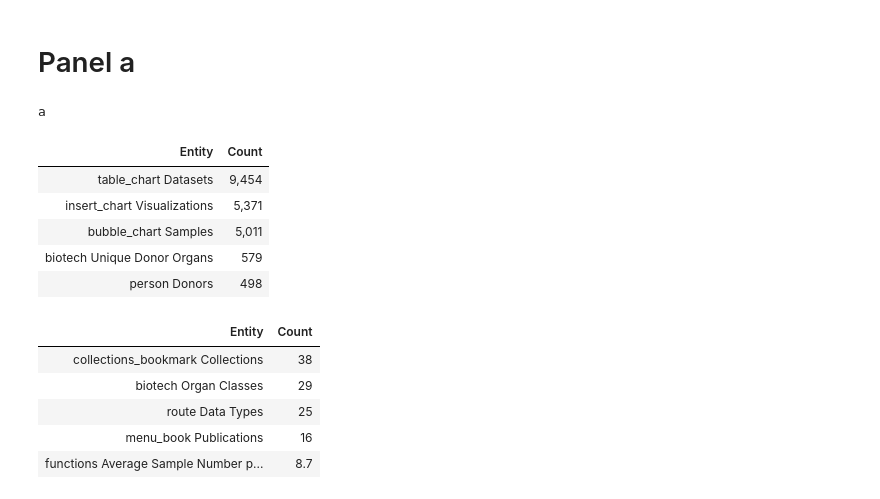
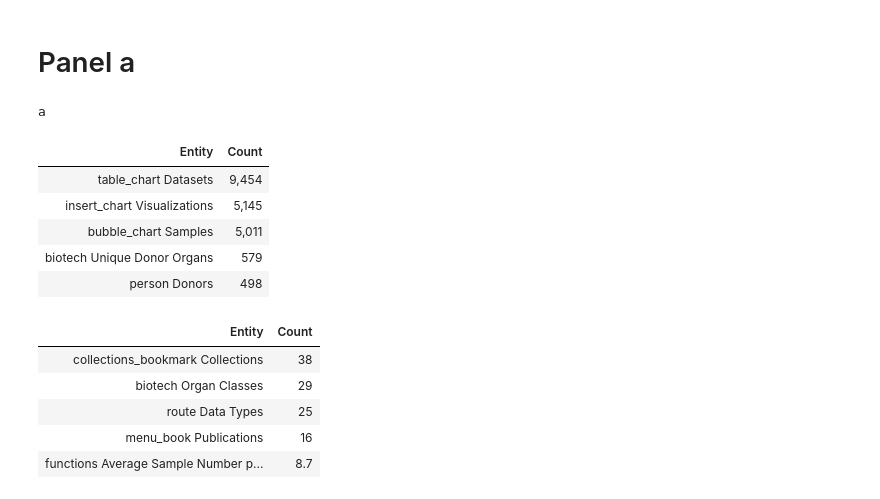
Before and after one commit to hubmapconsortium/portal-ui, a Jupyter notebook: context/app/static/assets/svg/figure/viz_executed.ipynb, the cells around one changed output. Drawn from its saved outputs; the diff is of its cells as text; code cells hidden in the pictures.

```diff
--- a/context/app/static/assets/svg/figure/viz_executed.ipynb
+++ b/context/app/static/assets/svg/figure/viz_executed.ipynb
@@ -436,11 +442,7 @@ hits = json.loads(
             "size": 0,
             "query": {
                 "bool": {
-                    "must_not": {
-                        "terms": {
-                            "mapped_status.keyword": ["Invalid", "Error", "New", "Processing", "Submitted"]
-                        }
-                    },
+                    "must_not": COUNT_MUST_NOT,
                     "must": {
                         "bool": {
                             "must": [
@@ -554,11 +556,7 @@ hits = json.loads(
             "size": 0,
             "query": {
                 "bool": {
-                    "must_not": {
-                        "terms": {
-                            "mapped_status.keyword": ["Invalid", "Error", "New", "Processing", "Submitted"]
-                        }
-                    },
+                    "must_not": COUNT_MUST_NOT,
                     "must": {
                         "bool": {
                             "must": [
@@ -817,12 +815,8 @@ hits = json.loads(
             "size": 0,
             "query": {
                 "bool": {
-                    # Exclude invalid/new datasets from count
-                    "must_not": {
-                        "terms": {
-                            "mapped_status.keyword": ["Invalid", "Error", "New", "Processing", "Submitted"]
-                        }
-                    },
+                    # Mirror the portal's count logic (see COUNT_MUST_NOT).
+                    "must_not": COUNT_MUST_NOT,
                     "must": {
                         "bool": {
                             "must": [
@@ -946,18 +940,8 @@ hits = json.loads(
     "size": 0,
     "query": {
         "bool": {
-            # Match the home page entity counts: exclude invalid/new statuses, and also
-            # exclude superseded revisions (next_revision_uuid) and sub-status (e.g. retracted)
-            # entities, which the portal applies via addRestrictionsToQuery.
-            "must_not": [
-                {
-                    "terms": {
-                        "mapped_status.keyword": ["Invalid", "Error", "New", "Processing", "Submitted"]
-                    }
-                },
-                {"exists": {"field": "next_revision_uuid"}},
-                {"exists": {"field": "sub_status"}},
-            ],
+            # Match the home page entity counts (see COUNT_MUST_NOT).
+            "must_not": COUNT_MUST_NOT,
             "must": {
                 "bool": {
                     "must": [
@@ -1032,12 +1016,8 @@ organHits = json.loads(
             "size": 0,
             "query": {
                 "bool": {
-                    # Exclude invalid/new datasets from count
-                    "must_not": {
-                        "terms": {
-                            "mapped_status.keyword": ["Invalid", "Error", "New", "Processing", "Submitted"]
-                        }
-                    },
+                    # Mirror the portal's count logic (see COUNT_MUST_NOT).
+                    "must_not": COUNT_MUST_NOT,
                     "must": {
                         "bool": {
                             "must": [
@@ -1083,13 +1063,7 @@ vizHits = int(
             "size": 0,
             "query": {
                 "bool": {
-                    "must_not": {
-                        "terms": {
-                            "mapped_status.keyword": [
-                                "Invalid", "Error", "New", "Processing", "Submitted"
-                            ]
-                        }
-                    },
+                    "must_not": COUNT_MUST_NOT,
                     "must": [
                         {"term": {"entity_type.keyword": "Dataset"}},
                         {"term": {"visualization": "true"}},
@@ -1108,13 +1082,7 @@ assayHits = len(
             "size": 0,
             "query": {
                 "bool": {
-                    "must_not": {
-                        "terms": {
-                            "mapped_status.keyword": [
-                                "Invalid", "Error", "New", "Processing", "Submitted"
-                            ]
-                        }
-                    },
+                    "must_not": COUNT_MUST_NOT,
                     "must": [
                         {"term": {"entity_type.keyword": "Dataset"}}
                     ],
@@ -1326,34 +1294,34 @@ def render_entity_summary(hits, organHits=None, vizHits=None, assayHits=None, to
             <tr>
             <th>Entity</th>
             <th style="text-align:right;">Count</th>
             </tr>
         </thead>
         <tbody>
             {''.join(right_rows)}
         </tbody>
         </table>
     </div>
     </div>
     """
 
     try:
         save_dir = Path(SAVE_DIR)
         save_dir.mkdir(parents=True, exist_ok=True)
         (save_dir / "figure_1a.html").write_text(html, encoding="utf-8")
     except Exception as e:
         print("Could not write figure_1a.html:", e)
 
     display(HTML(html))
 
 
 
 render_entity_summary(hits, organHits, vizHits, assayHits,
                       total_donors=total_donors, total_mean=total_mean)
 # %% [output]
 a
 | Entity | Count |
 | table_chart Datasets | 9,454 |
-| insert_chart Visualizations | 5,371 |
+| insert_chart Visualizations | 5,145 |
 | bubble_chart Samples | 5,011 |
 | biotech Unique Donor Organs | 579 |
 | person Donors | 498 |
```
Also changed, not shown: parts of 6 cells of this notebook, 8 other files.
